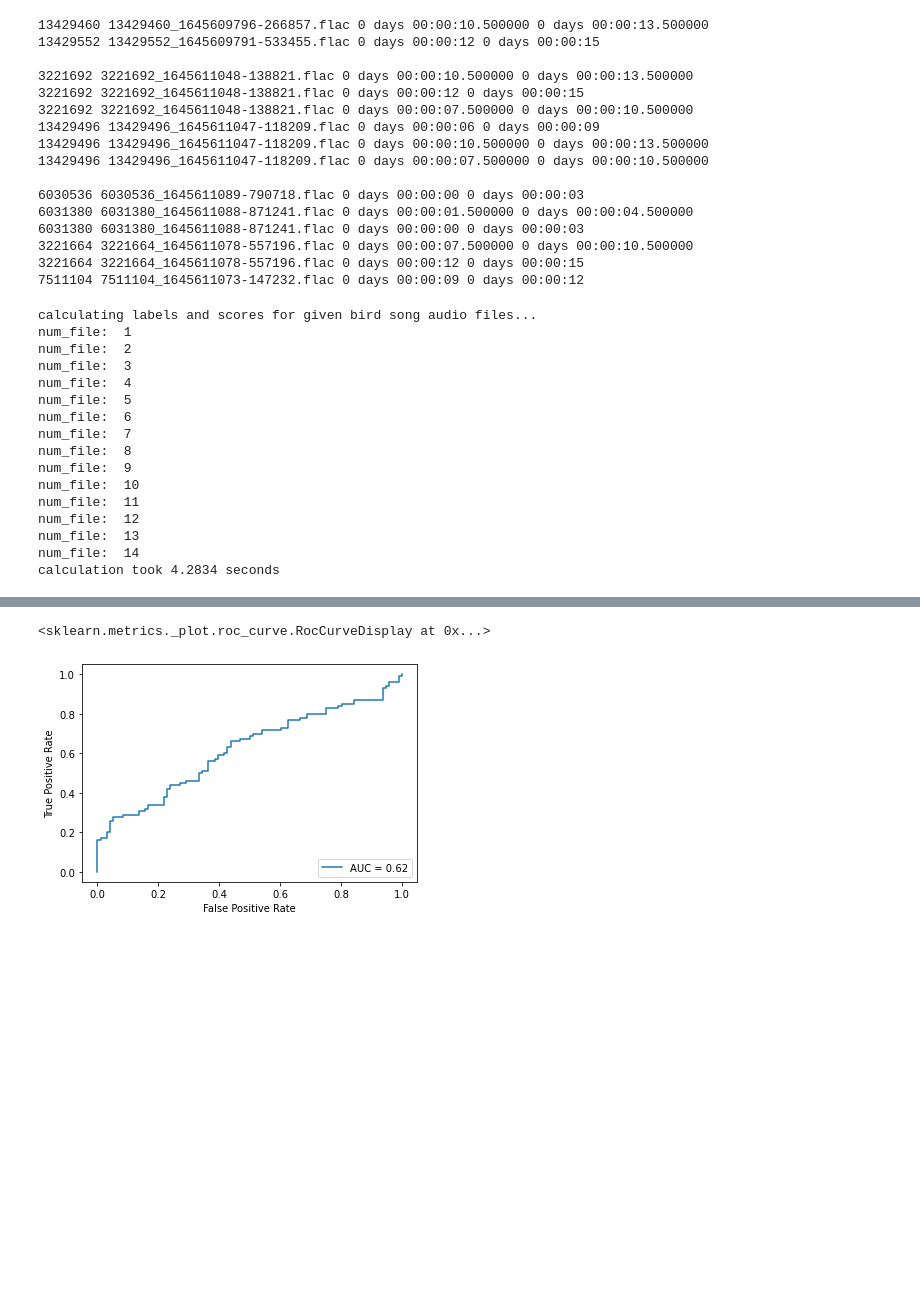
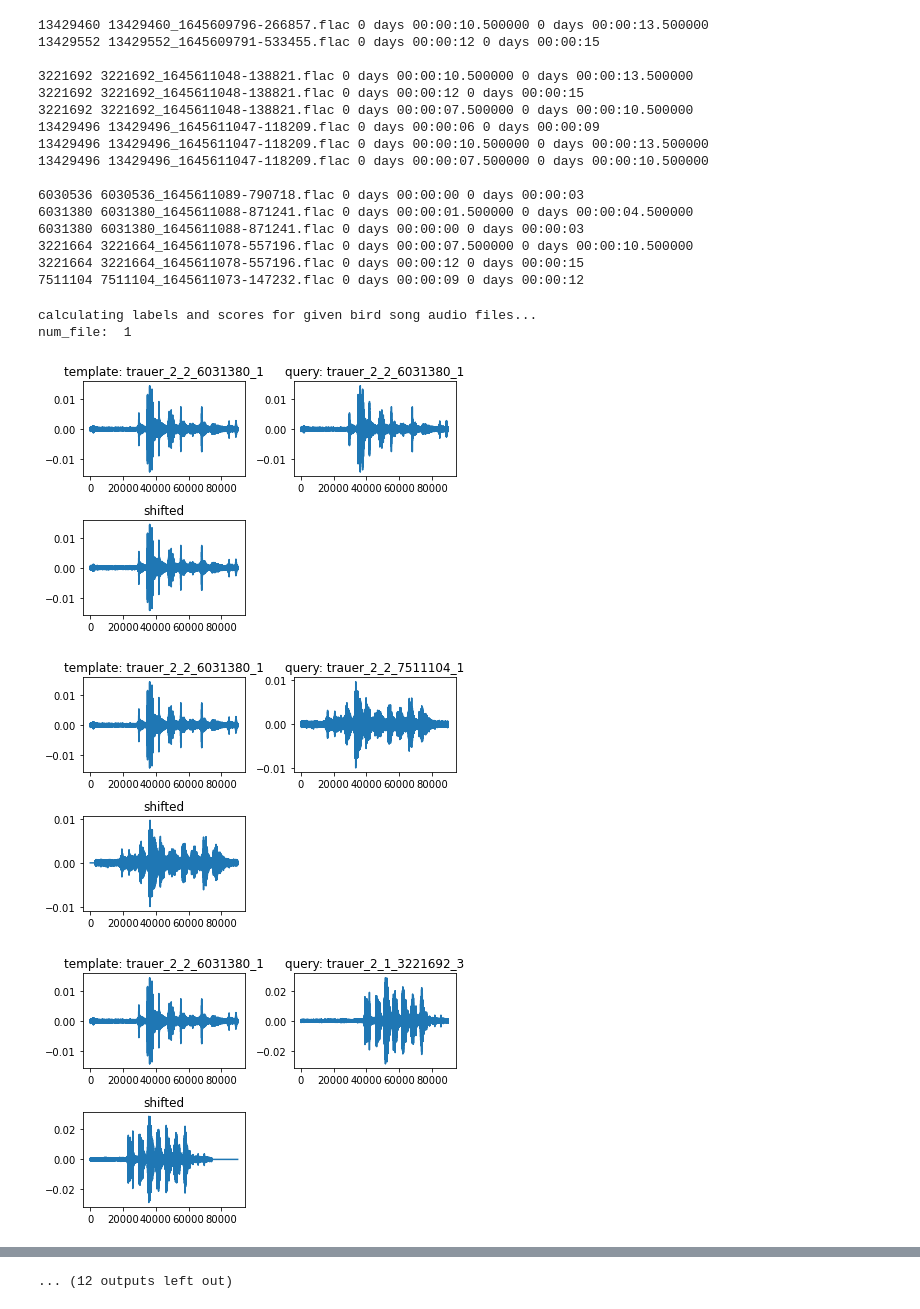
Before and after one commit to sebzielinski/FeatureExtractionForBirds, a Jupyter notebook: feature_extraction.ipynb, the cells around one changed output, grey strips where cells are left out. Saved outputs shown, nothing was run; the diff lists cells and outputs as text; code cells hidden in the pictures; blank space fills up the shorter version.

```diff
--- a/feature_extraction.ipynb
+++ b/feature_extraction.ipynb
@@ -279,19 +280,19 @@ labels = []
 scores = []
 # mfccs = {}
 use_cc = True
-debug_plot = False
+debug_plot = True
 sample_rate = 30000
 
 
 # feature extraction methods
 use_mfcc = False
 use_mfcc_spafe = False
-use_gfcc = True
+use_gfcc = False
 use_lfcc = False
 use_rplp = False
-use_lpc = False
+use_lpc = True
 
-num_ceps = 25
+num_ceps = 5
 num_filters = 40
 
 
@@ -418,11 +419,11 @@ for birdsong in os.scandir(directory):
                     fe_template = mfcc(sig=y_1, fs=sample_rate, num_ceps=num_ceps, nfilts=num_filters, normalize=0)
                     fe_query = mfcc(sig=y_2, fs=sample_rate, num_ceps=num_ceps, nfilts=num_filters, normalize=0)
                 if (use_gfcc):
-                    fe_template = gfcc(sig=y_1, fs=sample_rate, num_ceps=num_ceps, nfilts=num_filters)
-                    fe_query = gfcc(sig=y_2, fs=sample_rate, num_ceps=num_ceps, nfilts=num_filters)
+                    fe_template = gfcc(sig=y_1, fs=sample_rate, num_ceps=num_ceps, nfilts=num_filters, normalize=1)
+                    fe_query = gfcc(sig=y_2, fs=sample_rate, num_ceps=num_ceps, nfilts=num_filters, normalize=1)
                 if (use_lfcc):
-                    fe_template = lfcc(sig=y_1, fs=sample_rate, num_ceps=num_ceps, nfilts=num_filters)
-                    fe_query = lfcc(sig=y_2, fs=sample_rate, num_ceps=num_ceps, nfilts=num_filters)
+                    fe_template = lfcc(sig=y_1, fs=sample_rate, num_ceps=num_ceps, nfilts=num_filters, normalize=0)
+                    fe_query = lfcc(sig=y_2, fs=sample_rate, num_ceps=num_ceps, nfilts=num_filters, normalize=0)
                 if (use_rplp):
                     # appears to not be able to differentiate between individuals
                     fe_template = rplp(sig=y_1, fs=sample_rate, num_ceps=num_ceps, normalize=0)
@@ -434,11 +435,12 @@ for birdsong in os.scandir(directory):
                 # mfcc_query has apparently NaN and infs values due to shifting
                 # reason: query audio is way longer, therefore it can happen that shifted audio is just Null
                 # solution: shift the shorter audio
-                # mfcc_query = ma.masked_invalid(mfcc_query)
+                # fe_query = ma.fix_invalid(fe_query, fill_value=0.1)
+                # fe_template = ma.fix_invalid(fe_template, fill_value=0.1)
                 try:
                     score = calculateScore(num_ceps, fe_query, fe_template)
                     scores.append(score)
-                except ValueError:
+                except:
                     print(f"lag: {lag}")
                     print(f"lag (s): {lag/sr_2}")
                     ax1 = plt.subplot(221)
@@ -447,44 +449,33 @@ for birdsong in os.scandir(directory):
                     ax2 = plt.subplot(222)
                     ax2.set_title(f"query: {birdsong_query.path}")
                     ax2.plot(y_2)
 
                     # show cc array
                     ax3 = plt.subplot(223)
                     ax3.set_title(f"shifted")
                     ax3.plot(shifted)
                     plt.tight_layout()
                     plt.show()
 
 # print(labels)
 
 end_time = time.perf_counter()
 print(f"calculation took {end_time - start_time:0.4f} seconds")
 
 fpr, tpr, thresholds = metrics.roc_curve(labels, scores)
 roc_auc = metrics.auc(fpr, tpr)
 # print(fpr)
 # print(tpr)
 # print(f"Thresholds: \n {thresholds} ")
 display = metrics.RocCurveDisplay(fpr=fpr, tpr=tpr, roc_auc=roc_auc)
 display.plot()
 # print(labels)
 # plt.plot(labels)
 # plt.plot(scores)
 # plt.show()
 # %% [output]
 calculating labels and scores for given bird song audio files...
 num_file:  1
-num_file:  2
-num_file:  3
-num_file:  4
-num_file:  5
-num_file:  6
-num_file:  7
-num_file:  8
-num_file:  9
-num_file:  10
-num_file:  11
-num_file:  12
-num_file:  13
-num_file:  14
-calculation took 4.2834 seconds
+[figure, new version]
+[figure, added]
+[figure, added]
@@ -491,2 +490 @@ calculation took 4.2834 seconds
-<sklearn.metrics._plot.roc_curve.RocCurveDisplay at 0x...>
+... (12 outputs left out)
-[figure, old version]
```
Also changed, not shown: parts of 2 cells of this notebook.
